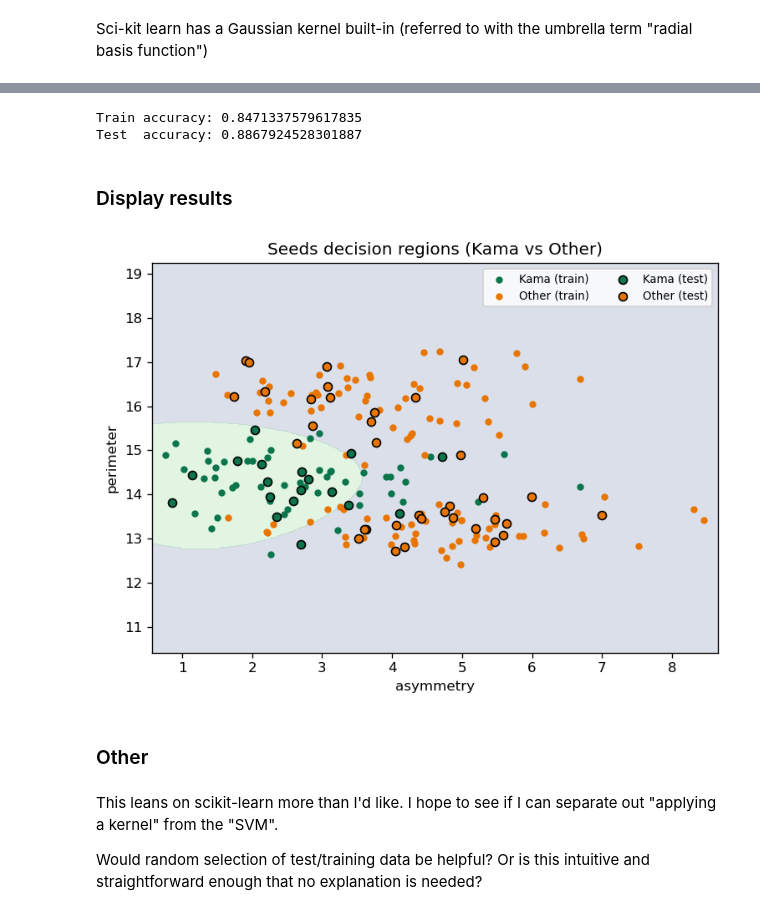
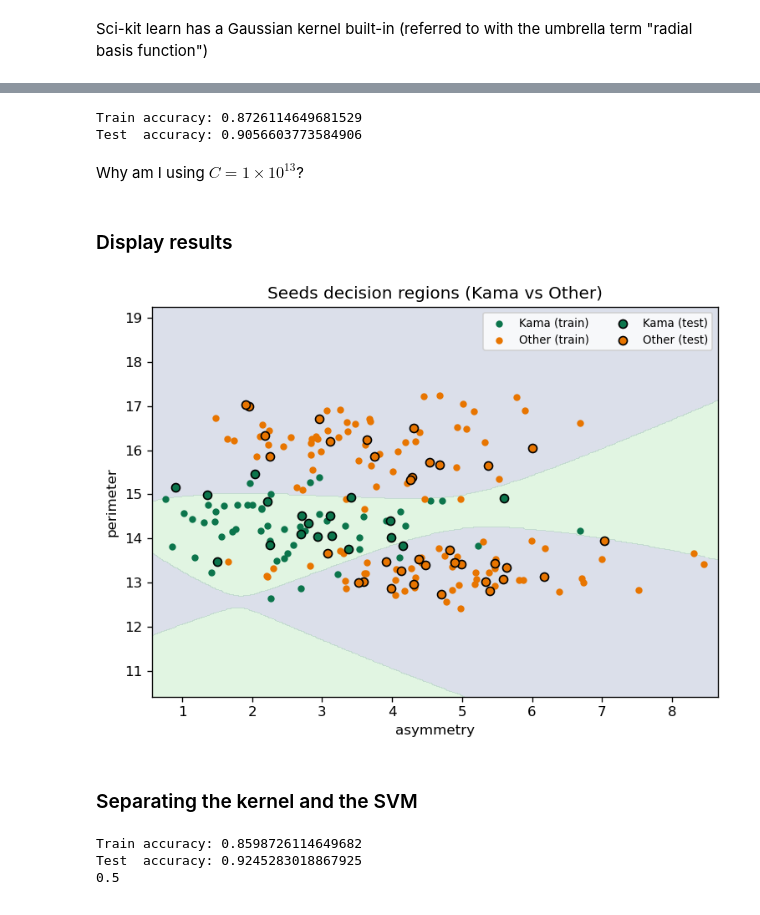
Before and after one commit to JamesAmato/recitation, a Jupyter notebook: recitation_3.ipynb, the cells around one changed output, grey strips where cells are left out. Cells and saved outputs as stored; diff of their text form; code cells hidden in the pictures.

```diff
--- a/recitation_3.ipynb
+++ b/recitation_3.ipynb
@@ -200,9 +217,9 @@ from sklearn.preprocessing import StandardScaler
 from sklearn.svm import SVC
 # %%
 # Make test / train split
-X  = np.column_stack([x1, x2])
+x = np.column_stack([x1, x2])
 y = target.astype(int)
 
-X_train, X_test, y_train, y_test = train_test_split(
-    X, y, test_size=0.25, stratify=y, random_state=0
+x_train, x_test, y_train, y_test = train_test_split(
+    x, y, test_size=0.25, stratify=y, random_state=42
 )
@@ -209,64 +248,67 @@ X_train, X_test, y_train, y_test = train_test_split(
 # %%
-# sigma = 1e-3
-sigma = 1e-1
+# sigma = 5e-2  # Too narrow
+# sigma = 1e-1
 # sigma = 1
-# sigma = 1e5
+# sigma = 10
+
+def sigma2gamma(sigma):
+    return (2 * sigma**2)**-1
+
+s2g = sigma2gamma
 
 clf = make_pipeline(
     StandardScaler(),
-    SVC(kernel="rbf", gamma="scale", C=sigma)  # Gaussian kernel
+    SVC(kernel="rbf", gamma=s2g(sigma), C=1e13)  # Gaussian kernel
 )
-clf.fit(X_train, y_train)
+clf.fit(x_train, y_train)
 
-print("Train accuracy:", clf.score(X_train, y_train))
-print("Test  accuracy:", clf.score(X_test,  y_test))
+print("Train accuracy:", clf.score(x_train, y_train))
+print("Test  accuracy:", clf.score(x_test,  y_test))
 # %% [output]
-Train accuracy: 0.8471337579617835
-Test  accuracy: 0.8867924528301887
+Train accuracy: 0.8726114649681529
+Test  accuracy: 0.9056603773584906
+# %% [markdown]
+Why am I using $C=1\times10^{13}$?
 # %% [markdown]
 ### Display results
 # %%
 # Make a grid over the feature space
-x1_min, x1_max = X[:,0].min() - 0.2, X[:,0].max() + 0.2
-x2_min, x2_max = X[:,1].min() - 2.0, X[:,1].max() + 2.0
+x1_min, x1_max = x[:,0].min() - 0.2, x[:,0].max() + 0.2
+x2_min, x2_max = x[:,1].min() - 2.0, x[:,1].max() + 2.0
 xx1, xx2 = np.meshgrid(
     np.linspace(x1_min, x1_max, 400),
     np.linspace(x2_min, x2_max, 400)
 )
 grid = np.c_[xx1.ravel(), xx2.ravel()]
 Z = clf.predict(grid).reshape(xx1.shape)
 
 fig = plt.figure(dpi=120)
 ax = fig.add_subplot(111)
 
 # Light background for the two classes
 ax.contourf(xx1, xx2, Z, alpha=0.18, levels=[-0.5, 0.5, 1.5])
 
 # Colors
 c_k = "#0C754C"
 c_o = "#e87500"
 
 # Training points
 is_kama_tr = (y_train == 1)
-ax.scatter(X_train[is_kama_tr,0],  X_train[is_kama_tr,1],  s=16, facecolors=c_k, label="Kama (train)")
-ax.scatter(X_train[~is_kama_tr,0], X_train[~is_kama_tr,1], s=16, facecolors=c_o, label="Other (train)")
+ax.scatter(x_train[is_kama_tr,0],  x_train[is_kama_tr,1],  s=16, facecolors=c_k, label="Kama (train)")
+ax.scatter(x_train[~is_kama_tr,0], x_train[~is_kama_tr,1], s=16, facecolors=c_o, label="Other (train)")
 
 # Test points (hollow markers)
 is_kama_te = (y_test == 1)
-ax.scatter(X_test[is_kama_te,0],   X_test[is_kama_te,1],   s=36, facecolors=c_k, edgecolors="k", label="Kama (test)")
-ax.scatter(X_test[~is_kama_te,0],  X_test[~is_kama_te,1],  s=36, facecolors=c_o, edgecolors="k", label="Other (test)")
+ax.scatter(x_test[is_kama_te,0],   x_test[is_kama_te,1],   s=36, facecolors=c_k, edgecolors="k", label="Kama (test)")
+ax.scatter(x_test[~is_kama_te,0],  x_test[~is_kama_te,1],  s=36, facecolors=c_o, edgecolors="k", label="Other (test)")
 
 ax.set_xlabel("asymmetry")
 ax.set_ylabel("perimeter")
 ax.set_title("Seeds decision regions (Kama vs Other)")
 ax.legend(loc="upper right", ncol=2, fontsize=8)
 plt.tight_layout()
 plt.show()
 # %% [output]
-[figure, old version]
+[figure, new version]
 # %% [markdown]
-### Other
+### Separating the kernel and the SVM
-# %% [markdown]
-This leans on scikit-learn more than I'd like. I hope to see if I can separate out "applying a kernel" from the "SVM".
-
-Would random selection of test/training data be helpful? Or is this intuitive and straightforward enough that no explanation is needed?
@@ -272,0 +327,19 @@ Would random selection of test/training data be helpful? Or is this intuitive an
+# %%
+scaler = StandardScaler().fit(x_train)
+
+Xs_tr = scaler.transform(x_train)
+Xs_te = scaler.transform(x_test)
+
+gamma = sigma2gamma(sigma)
+
+K_tr = rbf_kernel(Xs_tr, Xs_tr, gamma=gamma)
+K_te = rbf_kernel(Xs_te, Xs_tr, gamma=gamma)
+
+clf = SVC(kernel="precomputed", C=1).fit(K_tr, y_train)
+print("Train accuracy:", clf.score(K_tr, y_train))
+print("Test  accuracy:", clf.score(K_te, y_test))
+print(gamma)
+# %% [output]
+Train accuracy: 0.8598726114649682
+Test  accuracy: 0.9245283018867925
+0.5
```
Also changed, not shown: parts of 9 cells of this notebook, 1 other file.
